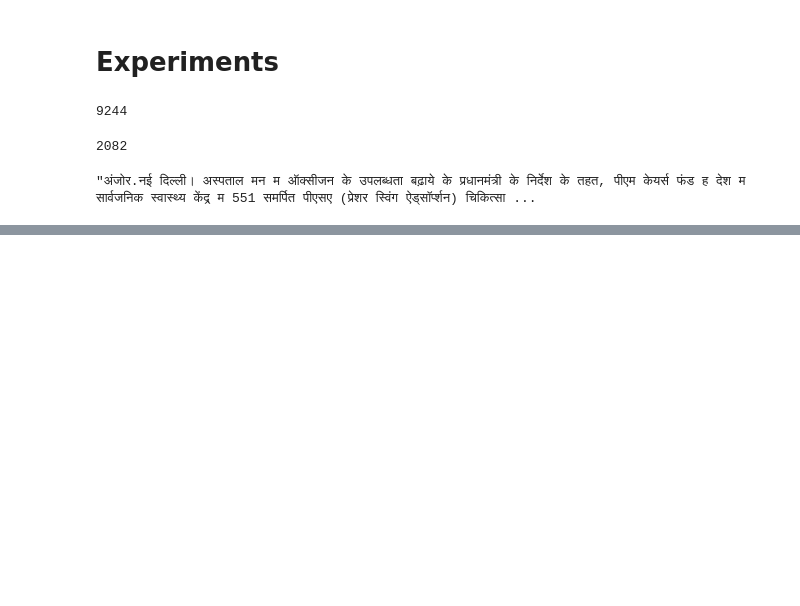
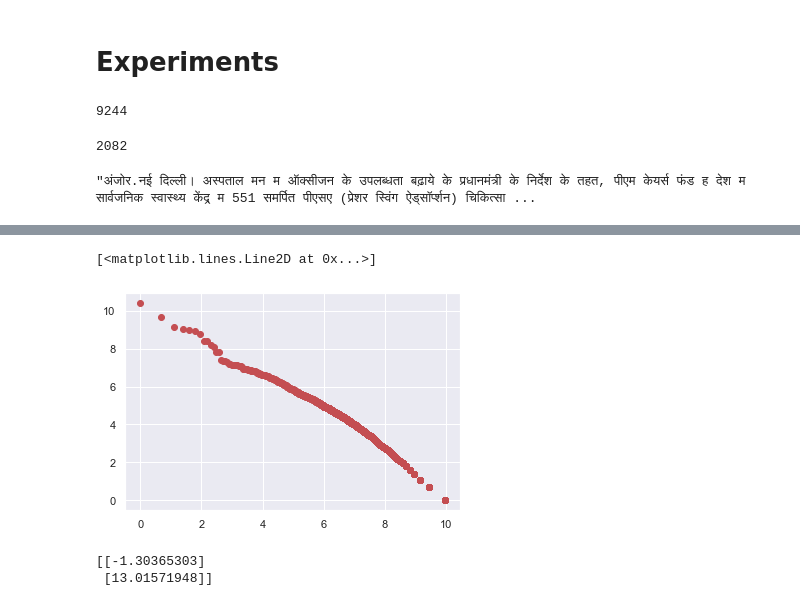
Before and after one commit to thepushkarp/chhattisgarhi, a Jupyter notebook: script.ipynb, the cells around one changed output, grey strips where cells are left out. Saved outputs shown, nothing was run; the diff lists cells and outputs as text; code cells hidden in the pictures; blank space fills up the shorter version.

Commit message:
Add zipfs law and word cloud

```diff
--- a/script.ipynb
+++ b/script.ipynb
@@ -1208,0 +1241,3 @@ read_from_link("https://www.anjor.online/2021/04/nrendra-modi-pm-india.html")
+# %%
+count_rank = ss.rankdata(counts_l)
+count_rank
@@ -1208,0 +1246,2 @@ read_from_link("https://www.anjor.online/2021/04/nrendra-modi-pm-india.html")
+# %%
+count_ranked = list(zip(words_l, counts_l, count_rank))
@@ -1208,0 +1261,4 @@ read_from_link("https://www.anjor.online/2021/04/nrendra-modi-pm-india.html")
+# %%
+counts_sorted = sorted(count_ranked, key=lambda d: d[2])
+# %%
+L = len(counts_sorted)
@@ -1208,0 +1267,9 @@ read_from_link("https://www.anjor.online/2021/04/nrendra-modi-pm-india.html")
+# %%
+plt.plot(
+    [math.log(L - r + 1) for (w, c, r) in counts_sorted],
+    [math.log(c) for (w, c, r) in counts_sorted],
+    "ro",
+)
+# %% [output]
+[<matplotlib.lines.Line2D at 0x...>]
+[figure, added]
@@ -1208,0 +1278,13 @@ read_from_link("https://www.anjor.online/2021/04/nrendra-modi-pm-india.html")
+# %%
+# generate x and y
+x = [math.log(L - r + 1) for (w, c, r) in counts_sorted]
+y = [math.log(c) for (w, c, r) in counts_sorted]
+X = np.array(x)
+Y = np.array(y)
+A = np.vstack([X, np.ones(len(X))]).T
+Y_ = Y[:, np.newaxis]
+alpha = np.dot((np.dot(np.linalg.inv(np.dot(A.T, A)), A.T)), Y_)
+print(alpha)
+# %% [output]
+[[-1.30365303]
+ [13.01571948]]
```
Also changed, not shown: parts of 33 cells of this notebook, 3 other files.
